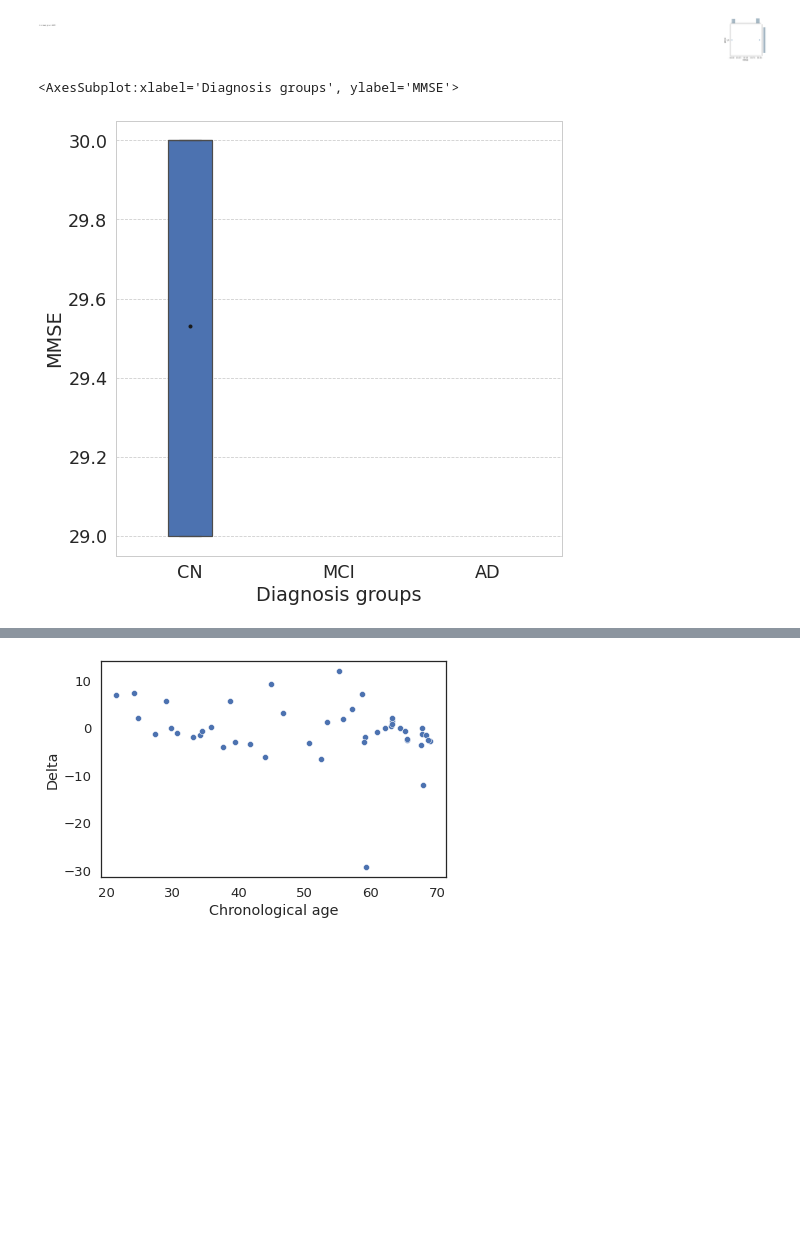
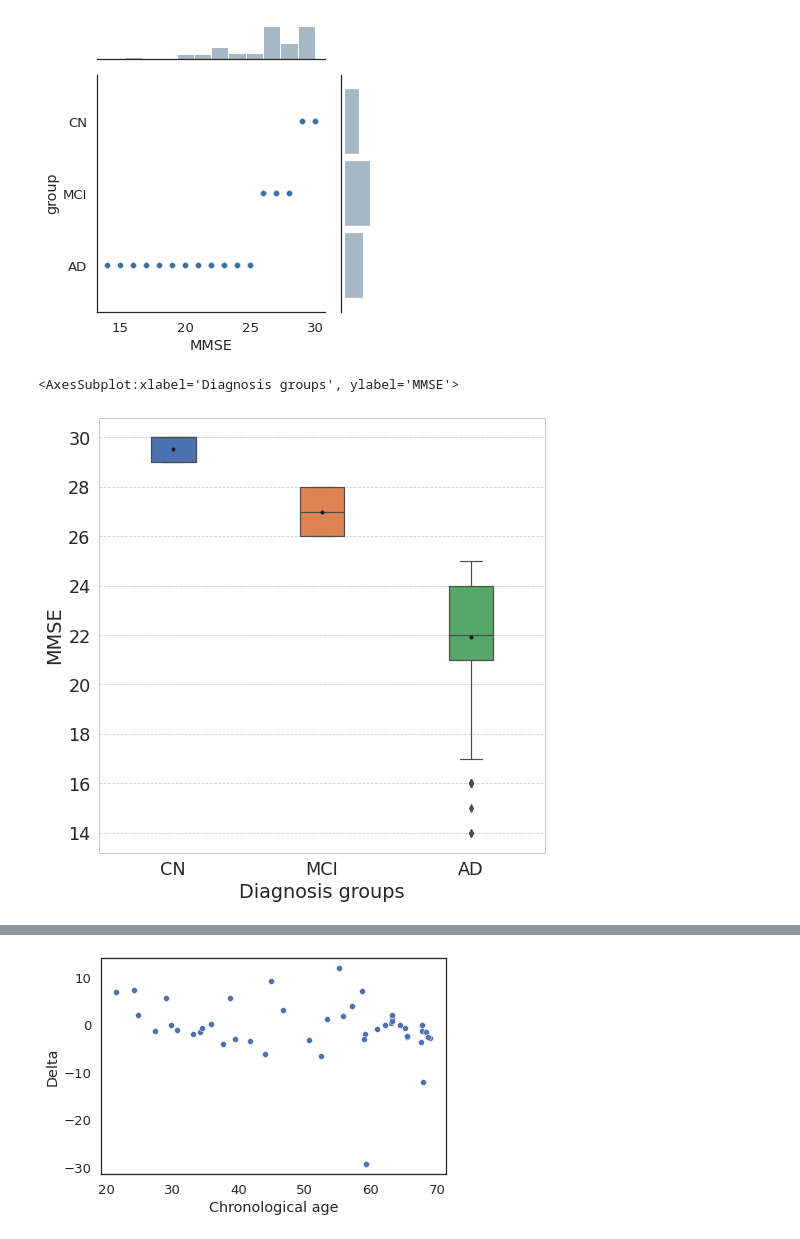
Before and after one commit to kapoloni/age_prediction, a Jupyter notebook: plots/plot_regression.ipynb, the cells around one changed output, grey strips where cells are left out. Drawn from its saved outputs; the diff is of its cells as text; code cells hidden in the pictures; blank space fills up the shorter version.

```diff
--- a/plots/plot_regression.ipynb
+++ b/plots/plot_regression.ipynb
@@ -24,12 +26,12 @@ adni['Image Filename'] = adni['Image Filename'].apply(lambda x: x.split(".nii")[
 # %%
 cn = pd.read_csv('../predict_results/test_70-100_L.csv', sep=',')
 cn['Research Group'] = 'CN'
-# ad = pd.read_csv('predict_results/ad_images_LR.csv', sep=',')
-# ad['Research Group'] = 'AD'
-# mci= pd.read_csv('predict_results/mci_images_LR.csv', sep=',')
-# mci['Research Group'] = 'MCI'
-# results = pd.concat([cn, ad, mci]).reset_index(drop=True)
-results=cn
+ad = pd.read_csv('../predict_results/ad_70-100_L.csv', sep=',')
+ad['Research Group'] = 'AD'
+mci= pd.read_csv('../predict_results/mci_70-100_L.csv', sep=',')
+mci['Research Group'] = 'MCI'
+results = pd.concat([cn, ad, mci]).reset_index(drop=True)
+# results=cn
 results = results[['Name', 'True', 'Pred', 'Research Group']]
 results.columns = ['Image Filename', 'Chronological age', 'Estimated age', 'Research Group']
 # %%
@@ -81,13 +104,13 @@ plt.tight_layout()
 # %%
 data['id'] = data.group.apply(lambda x: 1 if x=='AD' else 2 if x=='CN' else 0)
 pearson = pg.corr(data.MMSE, data.id)
 g = sns.JointGrid(data=data, x='MMSE', y='group', height=5)
 g.plot_joint(sns.scatterplot, color="xkcd:muted blue")
 g = g.plot_marginals(sns.histplot, color="xkcd:bluey grey")
-g.ax_joint.text(4, -.5, 'r = ' + str(pearson.r[0].round(2)) + ', p < .001', fontstyle='italic')
+# g.ax_joint.text(4, -.5, 'r = ' + str(pearson.r[0].round(2)) + ', p < .001', fontstyle='italic')
 plt.tight_layout()
 # %% [output]
-[figure, old version]
+[figure, new version]
 # %%
 fig= plt.figure(figsize=(8,8))
 sns.set(context='paper',
@@ -111,7 +134,7 @@ sns.boxplot(x="Diagnosis groups", y="MMSE", order=['CN', 'MCI', 'AD'],
 # plt.savefig("groups_boxplot_var.pdf", bbox_inches='tight')
 # %% [output]
 <AxesSubplot:xlabel='Diagnosis groups', ylabel='MMSE'>
-[figure, old version]
+[figure, new version]
 # %%
 val = pd.read_csv('../predict_results/test_0-70_LR.csv', sep=',')
 val['Research Group'] = 'CN'
```
Also changed, not shown: parts of 8 cells of this notebook, 49 other files.
